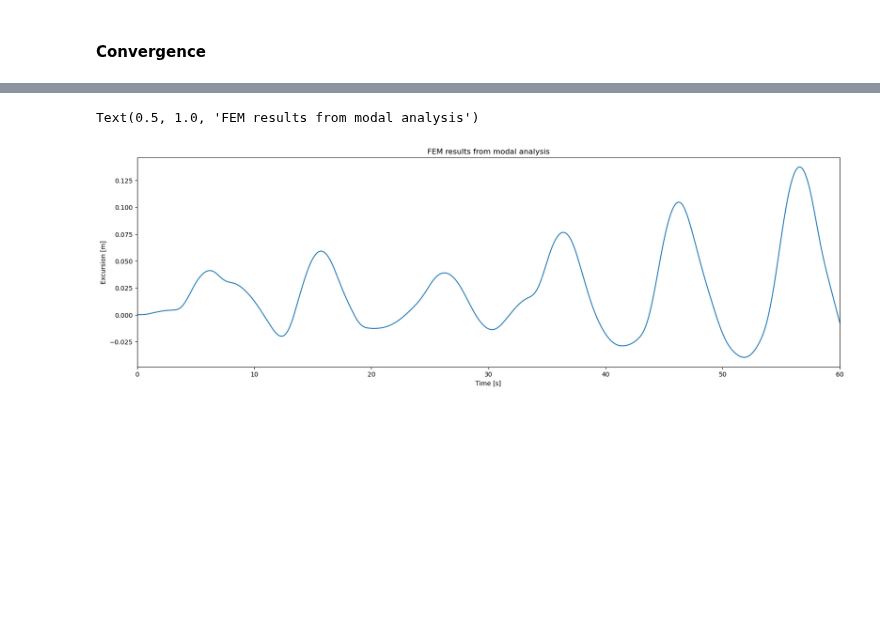
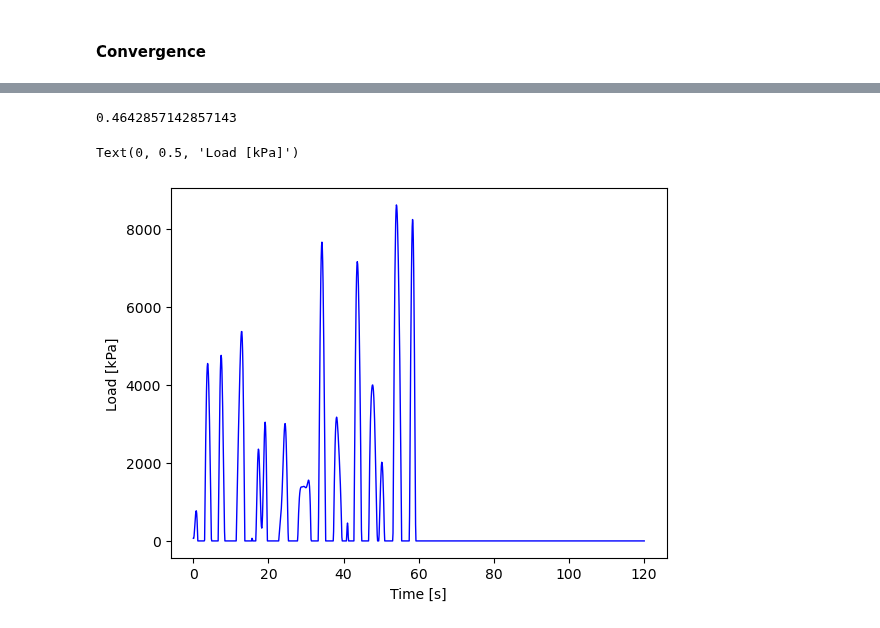
Before and after one commit to maxblw/CIEM4220_CM, a Jupyter notebook: model/modal_analysis.ipynb, the cells around one changed output, grey strips where cells are left out. Drawn from its saved outputs; the diff is of its cells as text; code cells hidden in the pictures; blank space fills up the shorter version.

```diff
--- a/model/modal_analysis.ipynb
+++ b/model/modal_analysis.ipynb
@@ -299,10 +306,17 @@ with open(f'excursion_plots\\{nmodes}modes.txt', 'w') as f:
-# %%
-plt.figure(figsize=(20, 6))
-plt.plot(tspan, U_F[:,len(PHI[:,0])-len(DoFP)], label='FEM results')
-plt.xlabel("Time [s]")
-plt.xlim([0, 60])
-plt.ylabel("Excursion [m]")
-plt.title("FEM results from modal analysis")
-# %% [output]
-Text(0.5, 1.0, 'FEM results from modal analysis')
-[figure, removed]
+# %%
+time = np.linspace(0, T_end, n_steps)
+f_max = []
+for t in time:
+    f = force(t, t_rwt, eta_rwt, f, Sdof_x)
+    f_max.append(np.max(np.abs(f[DoFF])))
+# %%
+dz = roof/len(Sdof_x)
+print(dz)
+q_max = np.array(f_max) / dz  # Scale the force by the depth of the caisson
+plt.plot(time, q_max, label='Max Force on Crownwall', color='blue', linewidth=1)
+plt.xlabel("Time [s]")
+plt.ylabel("Load [kPa]")
+# %% [output]
+0.4642857142857143
+Text(0, 0.5, 'Load [kPa]')
+[figure, added]
```
Also changed, not shown: parts of 8 cells of this notebook, 22 other files.
